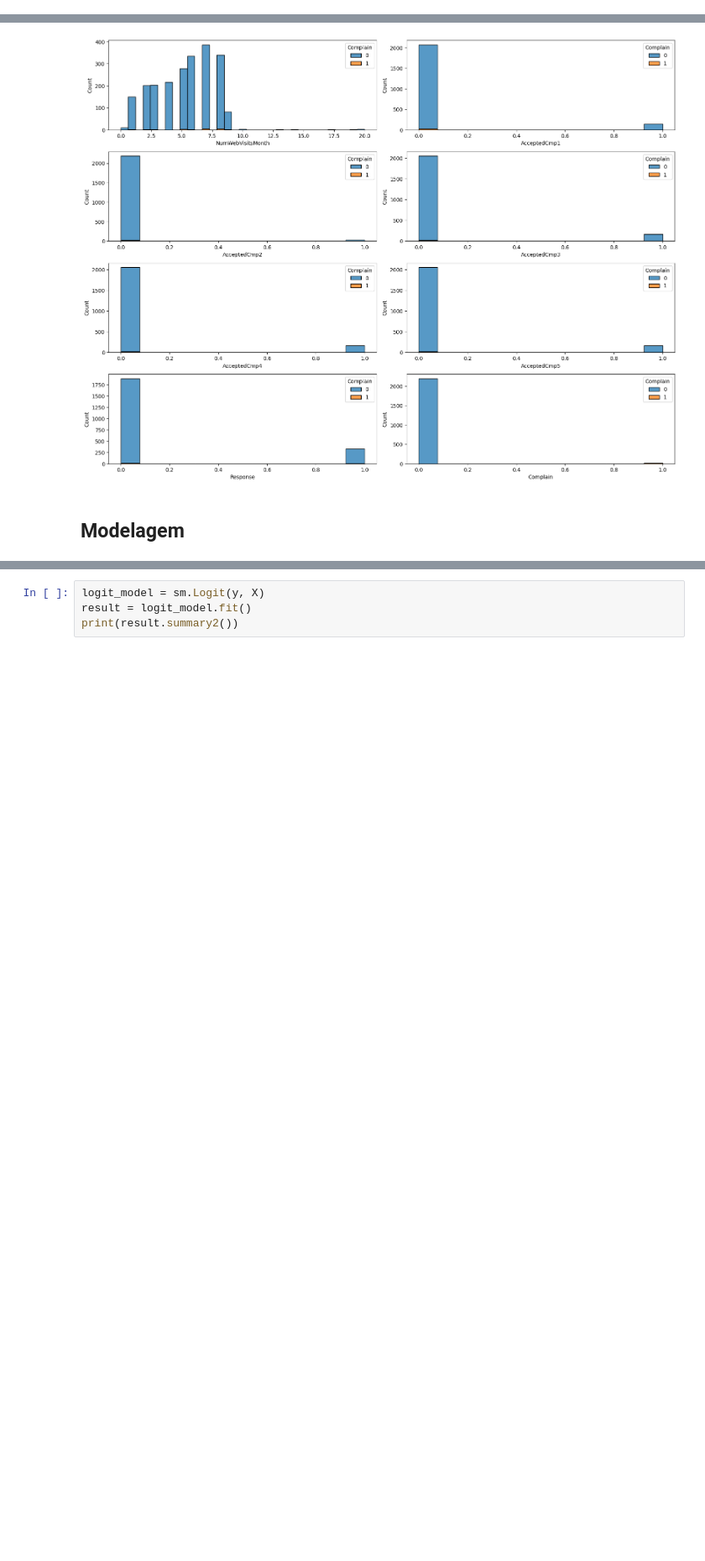
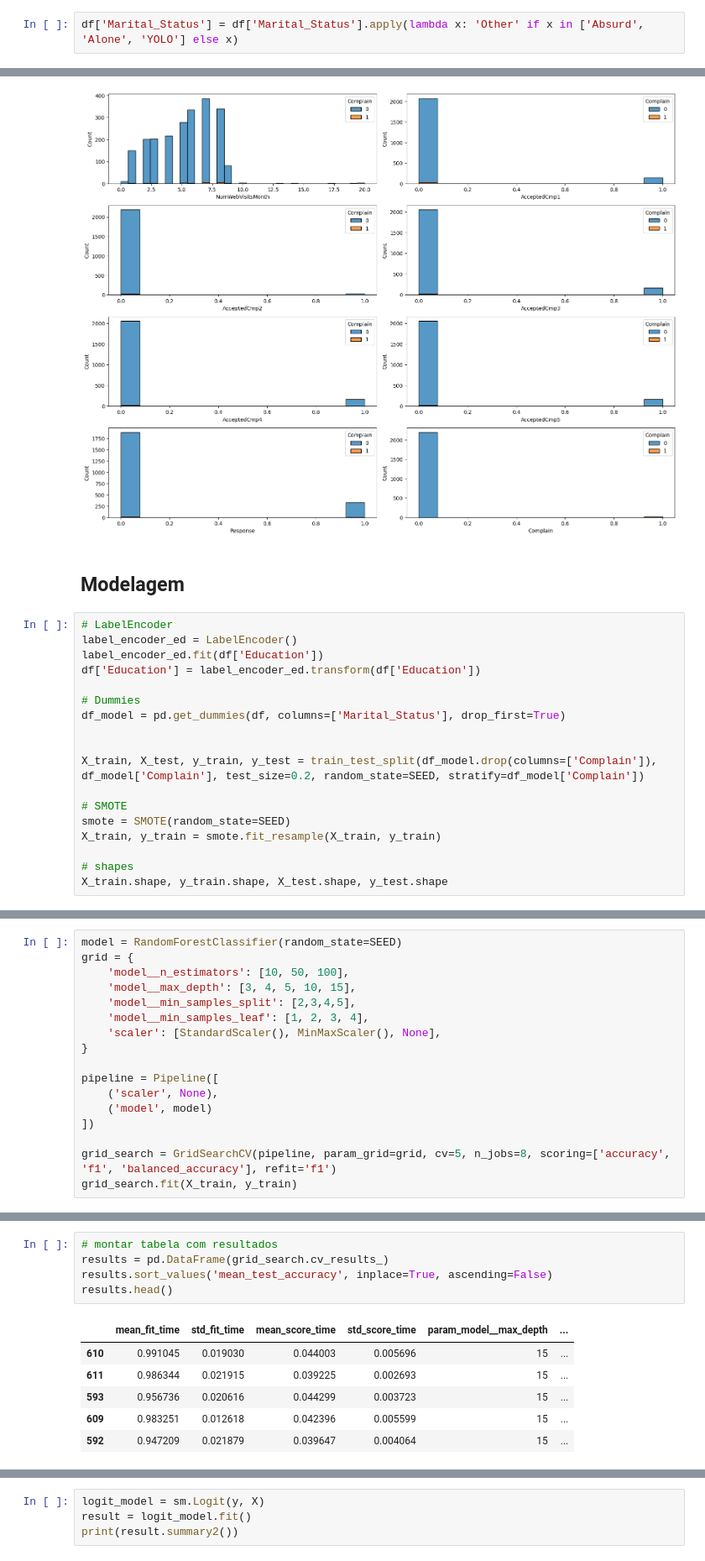
Before and after one commit to fernandosola/202501_aedi_as, a Jupyter notebook: notebooks/analises.ipynb, the cells around one changed output, grey strips where cells are left out. Shown at 84% size. Saved outputs shown, nothing was run; the diff lists cells and outputs as text; blank space fills up the shorter version.

Commit message:
Model

```diff
--- a/notebooks/analises.ipynb
+++ b/notebooks/analises.ipynb
@@ -344,3 +352,5 @@ plt.show()
+# %%
+df['Marital_Status'] = df['Marital_Status'].apply(lambda x: 'Other' if x in ['Absurd', 'Alone', 'YOLO'] else x)
 # %% [markdown]
 ### Income
 
@@ -733,3 +743,21 @@ plt.show()
 [figure]
 # %% [markdown]
 ## Modelagem
+# %%
+# LabelEncoder
+label_encoder_ed = LabelEncoder()
+label_encoder_ed.fit(df['Education'])
+df['Education'] = label_encoder_ed.transform(df['Education'])
+
+# Dummies
+df_model = pd.get_dummies(df, columns=['Marital_Status'], drop_first=True)
+
+
+X_train, X_test, y_train, y_test = train_test_split(df_model.drop(columns=['Complain']), df_model['Complain'], test_size=0.2, random_state=SEED, stratify=df_model['Complain'])
+
+# SMOTE
+smote = SMOTE(random_state=SEED)
+X_train, y_train = smote.fit_resample(X_train, y_train)
+
+# shapes
+X_train.shape, y_train.shape, X_test.shape, y_test.shape
@@ -735,0 +811,17 @@ plt.show()
+# %%
+model = RandomForestClassifier(random_state=SEED)
+grid = {
+    'model__n_estimators': [10, 50, 100],
+    'model__max_depth': [3, 4, 5, 10, 15],
+    'model__min_samples_split': [2,3,4,5],
+    'model__min_samples_leaf': [1, 2, 3, 4],
+    'scaler': [StandardScaler(), MinMaxScaler(), None],
+}
+
+pipeline = Pipeline([
+    ('scaler', None),
+    ('model', model)
+])
+
+grid_search = GridSearchCV(pipeline, param_grid=grid, cv=5, n_jobs=8, scoring=['accuracy', 'f1', 'balanced_accuracy'], refit='f1')
+grid_search.fit(X_train, y_train)
@@ -735,0 +840,12 @@ plt.show()
+# %%
+# montar tabela com resultados
+results = pd.DataFrame(grid_search.cv_results_)
+results.sort_values('mean_test_accuracy', inplace=True, ascending=False)
+results.head()
+# %% [output]
+|  | mean_fit_time | std_fit_time | mean_score_time | std_score_time | param_model__max_depth | ... |
+| 610 | 0.991045 | 0.019030 | 0.044003 | 0.005696 | 15 | ... |
+| 611 | 0.986344 | 0.021915 | 0.039225 | 0.002693 | 15 | ... |
+| 593 | 0.956736 | 0.020616 | 0.044299 | 0.003723 | 15 | ... |
+| 609 | 0.983251 | 0.012618 | 0.042396 | 0.005599 | 15 | ... |
+| 592 | 0.947209 | 0.021879 | 0.039647 | 0.004064 | 15 | ... |
```
Also changed, not shown: parts of 13 cells of this notebook.
